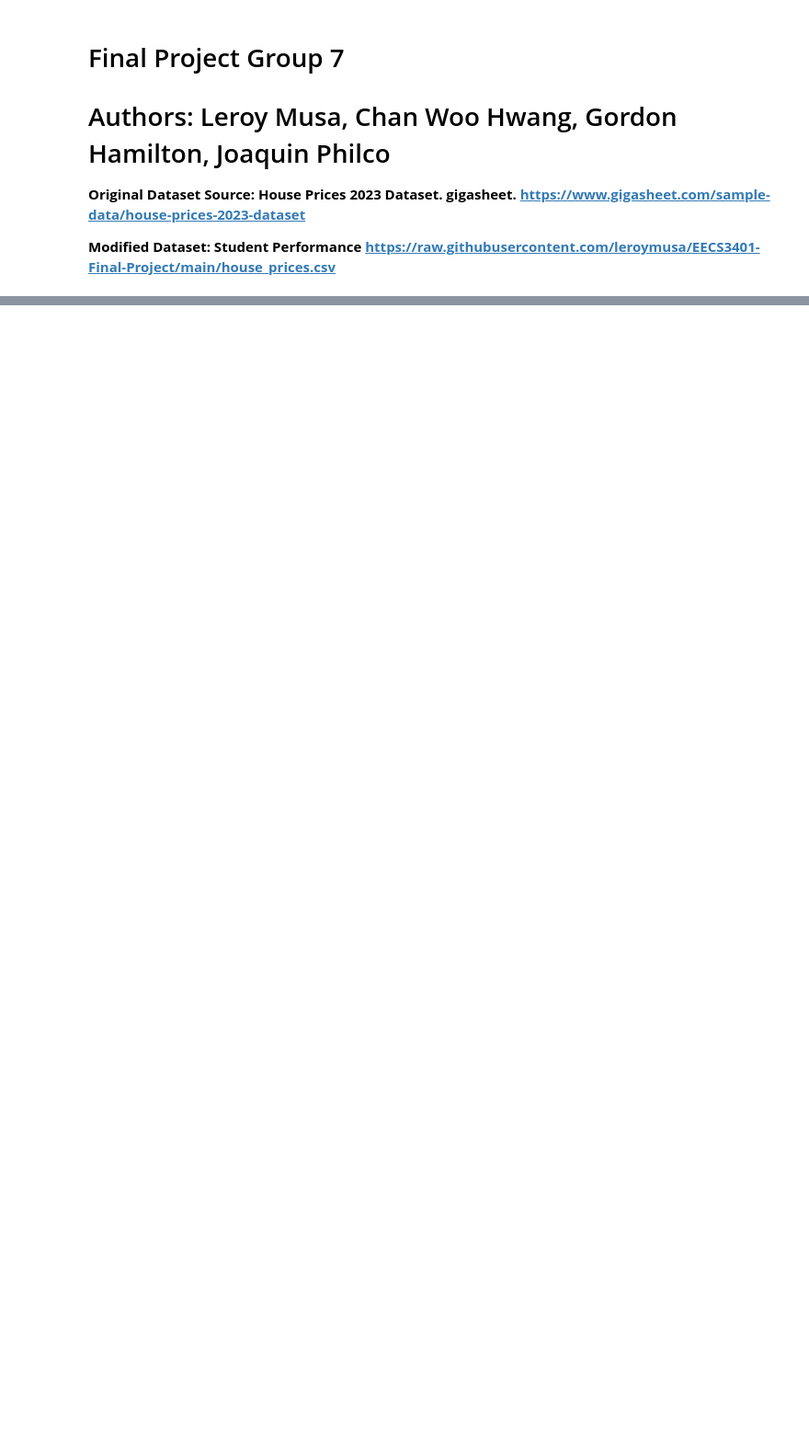
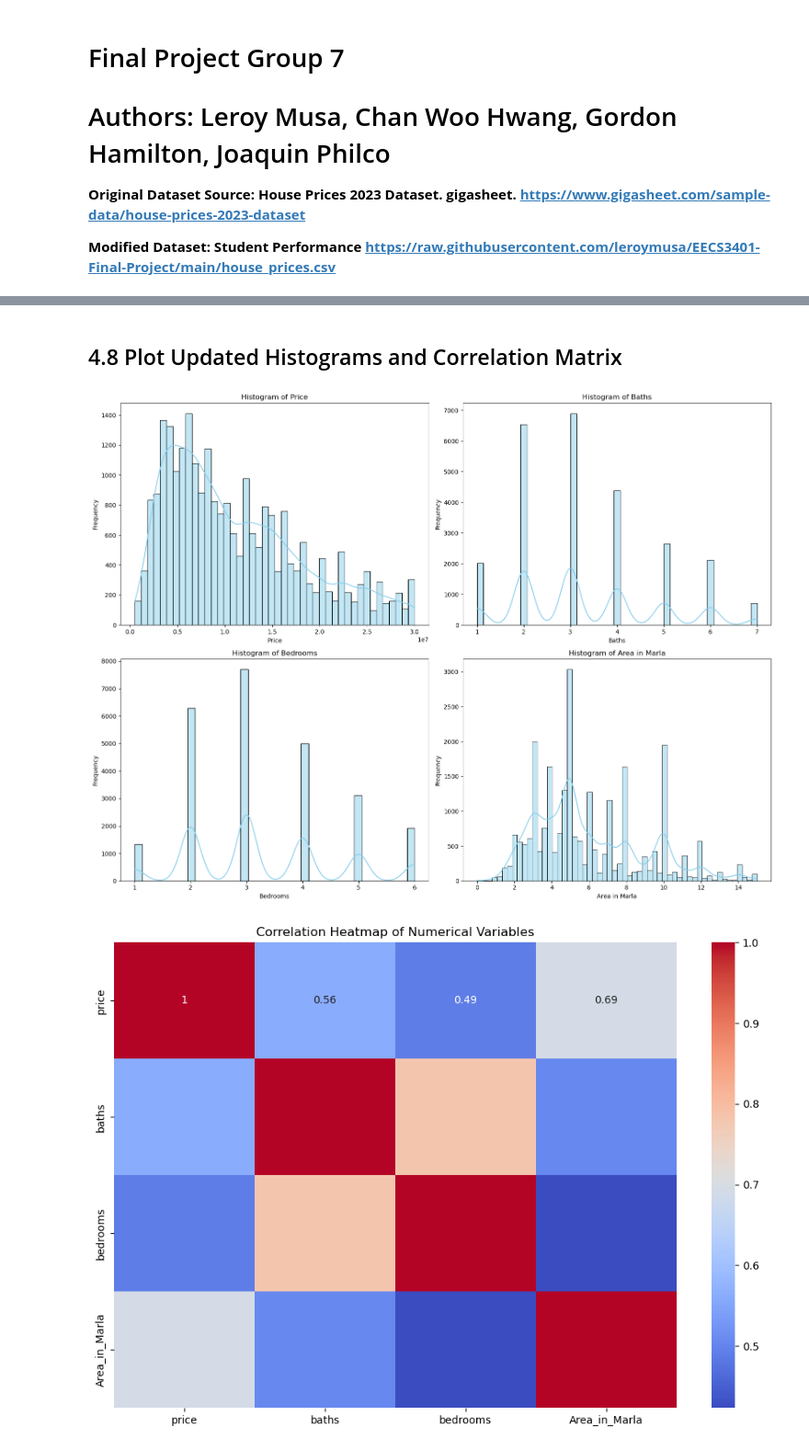
Before and after one commit to leroymusa/EECS3401-Final-Project, a Jupyter notebook: EECS3401_Final_Project.ipynb, the cells around one changed output, grey strips where cells are left out. Shown at 92% size. Saved outputs shown, nothing was run; the diff lists cells and outputs as text; code cells hidden in the pictures; blank space fills up the shorter version.

```diff
--- a/EECS3401_Final_Project.ipynb
+++ b/EECS3401_Final_Project.ipynb
@@ -319,0 +195,6 @@ Max: -0.397
+# %%
+# Check for duplicate rows and delete them
+housing_prices.duplicated().sum()
+
+# Remove duplicated
+housing_prices .drop_duplicates(inplace=True)
@@ -319,0 +243,14 @@ Max: -0.397
+# %%
+# Remove entries where 'Area_in_Marla' is greater than 15.0
+housing_prices = housing_prices[housing_prices['Area_in_Marla'] <= 15]
+
+# Remove entries from property_type that are so rare that can be negliable
+types_to_remove = ["Penthouse", "Room", "Farm House"]
+housing_prices = housing_prices[~housing_prices['property_type'].isin(types_to_remove)]
+
+# Remove entries from city that are so rare that can be negliable
+types_to_remove = ["Faisalabad city"]
+housing_prices = housing_prices[~housing_prices['city'].isin(types_to_remove)]
+
+# Remove all outliners from the beguinning and end of the prices column
+housing_prices = housing_prices[(housing_prices['price'] <= 3e7) & (housing_prices['price'] >= 0.05e7)]
@@ -319,0 +334,45 @@ Max: -0.397
+# %% [markdown]
+## 4.8 Plot Updated Histograms and Correlation Matrix
+# %%
+# Set up the figure and axes
+fig, axes = plt.subplots(2, 2, figsize=(16, 12))
+
+# Histogram of Price
+sns.histplot(data=housing_prices, x='price', kde=True, color='skyblue', ax=axes[0, 0])
+axes[0, 0].set_title('Histogram of Price')
+axes[0, 0].set_xlabel('Price')
+axes[0, 0].set_ylabel('Frequency')
+
+# Histogram of Baths
+sns.histplot(data=housing_prices, x='baths', kde=True, color='skyblue', ax=axes[0, 1])
+axes[0, 1].set_title('Histogram of Baths')
+axes[0, 1].set_xlabel('Baths')
+axes[0, 1].set_ylabel('Frequency')
+
+# Histogram of Bedrooms
+sns.histplot(data=housing_prices, x='bedrooms', kde=True, color='skyblue', ax=axes[1, 0])
+axes[1, 0].set_title('Histogram of Bedrooms')
+axes[1, 0].set_xlabel('Bedrooms')
+axes[1, 0].set_ylabel('Frequency')
+
+# Histogram of Area in Marla
+sns.histplot(data=housing_prices, x='Area_in_Marla', kde=True, color='skyblue', ax=axes[1, 1])
+axes[1, 1].set_title('Histogram of Area in Marla')
+axes[1, 1].set_xlabel('Area in Marla')
+axes[1, 1].set_ylabel('Frequency')
+
+# Adjust layout
+plt.tight_layout()
+
+# Show the plots
+plt.show()
+
+
+# Heatmap
+plt.figure(figsize=(12, 8))
+sns.heatmap(housing_prices[['price', 'baths', 'bedrooms', 'Area_in_Marla']].corr(), annot=True, cmap='coolwarm',xticklabels=True)
+plt.title('Correlation Heatmap of Numerical Variables')
+plt.show()
+# %% [output]
+[figure, added]
+[figure, added]
```
Also changed, not shown: parts of 50 cells of this notebook.
